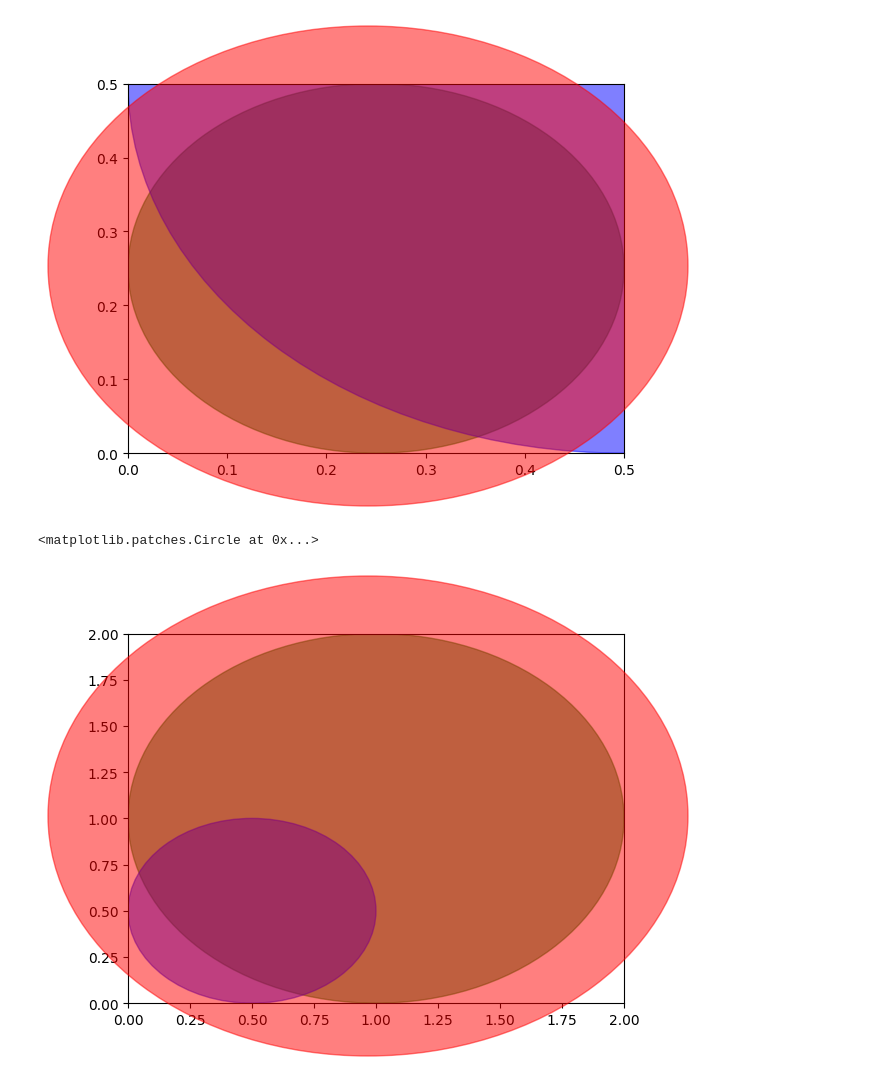
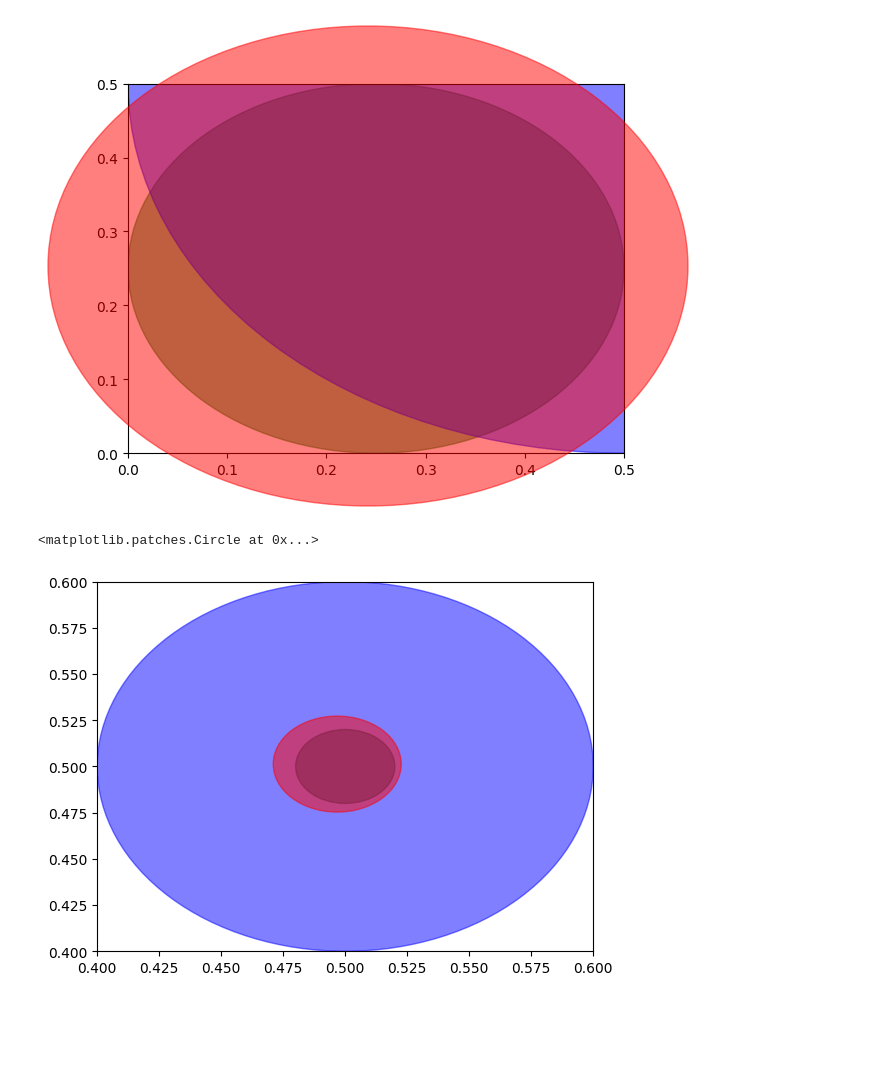
Before and after one commit to YoungWu559/CS320F23, a Jupyter notebook: CS320F23L24E2.ipynb, the cells around one changed output. Saved outputs shown, nothing was run; the diff lists cells and outputs as text; code cells hidden in the pictures; blank space fills up the shorter version.

```diff
--- a/CS320F23L24E2.ipynb
+++ b/CS320F23L24E2.ipynb
@@ -44,16 +44,16 @@ ax.add_artist(d)
 <matplotlib.patches.Circle at 0x...>
 [figure]
 # %%
-# Example where Trans
+# Example where TransData is the largest
 fig, ax = plt.subplots()
-ax.set_xlim(0, 2)
-ax.set_ylim(0, 2)
-f = plt.Circle((0.5, 0.5), 0.5, transform = fig.transFigure, color = "red", alpha = 0.5)
-x = plt.Circle((0.5, 0.5), 0.5, transform = ax.transAxes, color = "green", alpha = 0.5)
-d = plt.Circle((0.5, 0.5), 0.5, transform = ax.transData, color = "blue", alpha = 0.5)
+ax.set_xlim(0.4, 0.6)
+ax.set_ylim(0.4, 0.6)
+f = plt.Circle((0.5, 0.5), 0.1, transform = fig.transFigure, color = "red", alpha = 0.5)
+x = plt.Circle((0.5, 0.5), 0.1, transform = ax.transAxes, color = "green", alpha = 0.5)
+d = plt.Circle((0.5, 0.5), 0.1, transform = ax.transData, color = "blue", alpha = 0.5)
 fig.add_artist(f)
 ax.add_artist(x)
 ax.add_artist(d)
 # %% [output]
 <matplotlib.patches.Circle at 0x...>
-[figure, old version]
+[figure, new version]
```
